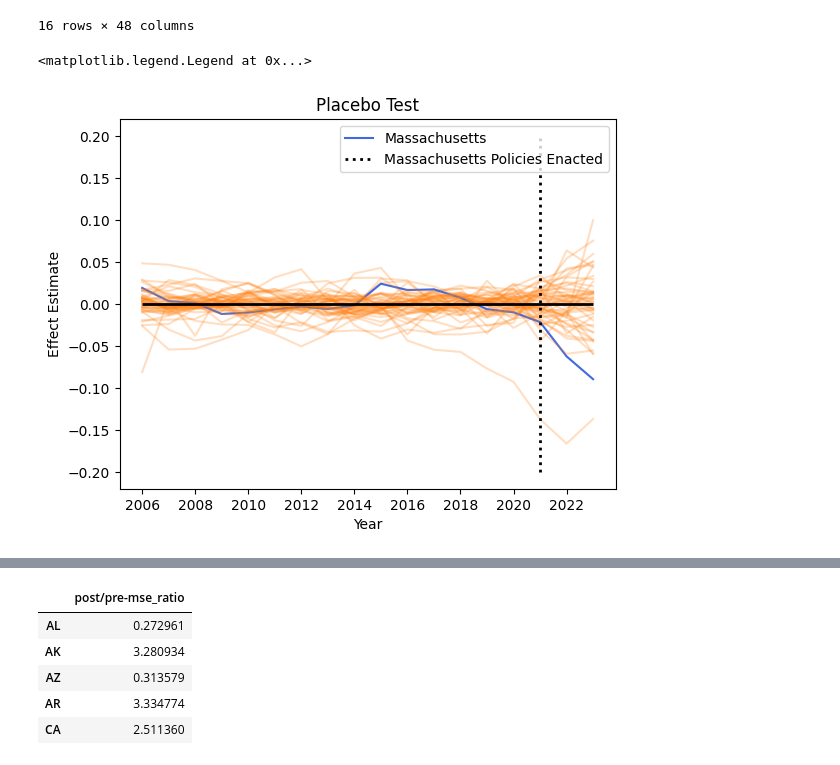
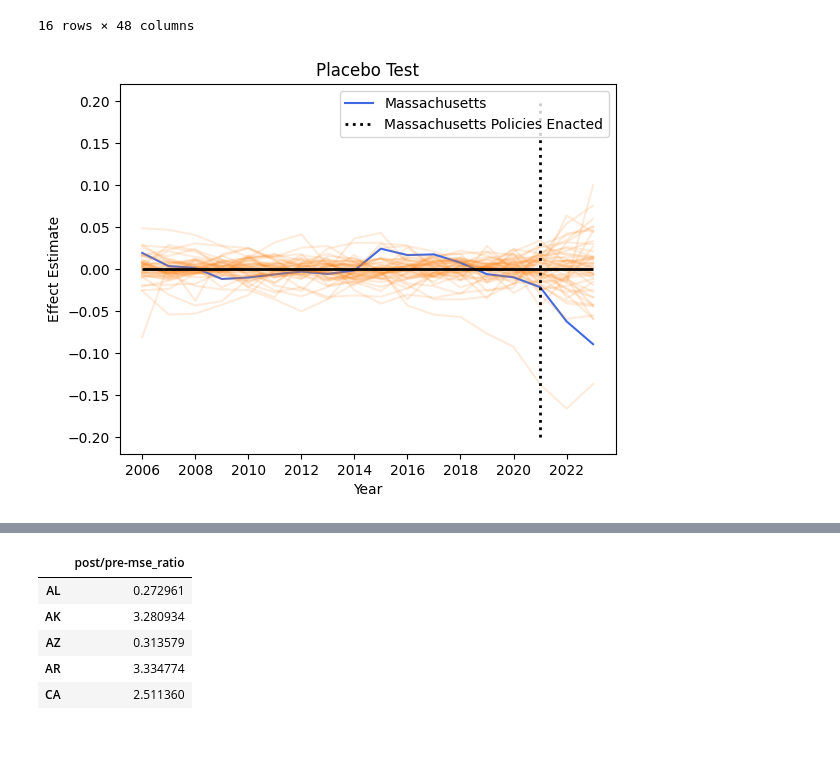
Before and after one commit to will-r61/honors_thesis, a Jupyter notebook: notebooks/scm_no_covariates.ipynb, the cells around one changed output, grey strips where cells are left out. Drawn from its saved outputs; the diff is of its cells as text; code cells hidden in the pictures.

```diff
--- a/notebooks/scm_no_covariates.ipynb
+++ b/notebooks/scm_no_covariates.ipynb
@@ -26,10 +25,6 @@ def scm_fit(X, y):
     def sum_constraint(weights):
         return np.sum(weights) - 1
 
-    def pearsonr_weights(weights):
-        y_predicted = np.dot(X, weights)
-        return float(pearsonr(y, y_predicted).statistic)
-
     # Bounds: Ensure all weights are nonnegative
     bounds = [(0, 1)] * n_features
 
@@ -45,10 +40,7 @@ def scm_fit(X, y):
     # Extract the optimized weights
     optimized_weights = result.x
 
-    # Extract the MSE
-    corr = pearsonr_weights(optimized_weights)
-
-    return optimized_weights, corr
+    return optimized_weights
 # %%
 df = pd.read_csv('../data/estimates/SNAP_gap_estimates/snap_gap_estimates.csv', index_col = 0)
 df
@@ -116,7 +108,7 @@ training_data
 training_y = training_data[25]
 training_X = training_data.loc[:, training_data.columns != 25].values
 # %%
-weights, corr = scm_fit(training_X, training_y)
+weights = scm_fit(training_X, training_y)
 weights
 # %% [output]
 array([0.00000000e+00, 7.16938786e-02, 3.52025025e-02, 3.56394361e-18,
@@ -251,36 +237,35 @@ pivoted[pivoted.index <= 2021].loc[:, (training_data.columns != state) & (traini
 # %%
 def run_trial(state):
     training_data = pivoted[pivoted.index <= 2021]
     training_y = training_data[state]
     training_X = training_data.loc[:, (training_data.columns != state) & (training_data.columns != 25)].values
-    weights, corr = scm_fit(training_X, training_y)
+    weights = scm_fit(training_X, training_y)
     X = pivoted.loc[:, (pivoted.columns != state) & (pivoted.columns != 25)].values
     y = pivoted[state]
     synth = X @ weights
     diffs = y - synth
-    return diffs, corr
+    return diffs
 
 diff_dict = {}
 corrs = {}
 
 for state in pivoted.columns:
-    diffs, corr = run_trial(state)
+    diffs = run_trial(state)
     diff_dict[state] = diffs.copy()
-    corrs[state] = corr
 
     is_mass = state == 25
     diffs.index = pd.to_datetime(diffs.index.astype(str), format="%Y")
     plt.plot(diffs,
              color="royalblue" if is_mass else "C1",
-             alpha=1 if is_mass else 0.25,
+             alpha=1 if is_mass else 0.15,
              label="Massachusetts" if is_mass else None)
 
 plt.hlines(y=0, xmin=pd.to_datetime('2006', format="%Y"), xmax=pd.to_datetime('2023', format="%Y"), lw=2, color="Black")
 plt.vlines(x=pd.to_datetime('2021', format="%Y"), ymin=-0.2, ymax=0.2, linestyle=":", lw=2, label="Massachusetts Policies Enacted", color="Black")
 plt.ylabel("Effect Estimate")
 plt.title("Placebo Test")
 plt.xlabel("Year")
 plt.legend()
+plt.savefig('../output/synthetic_control_plots/placebo_test.png')
 # %% [output]
-<matplotlib.legend.Legend at 0x...>
-[figure, old version]
+[figure, new version]
```
Also changed, not shown: parts of 11 cells of this notebook, 13 other files.
